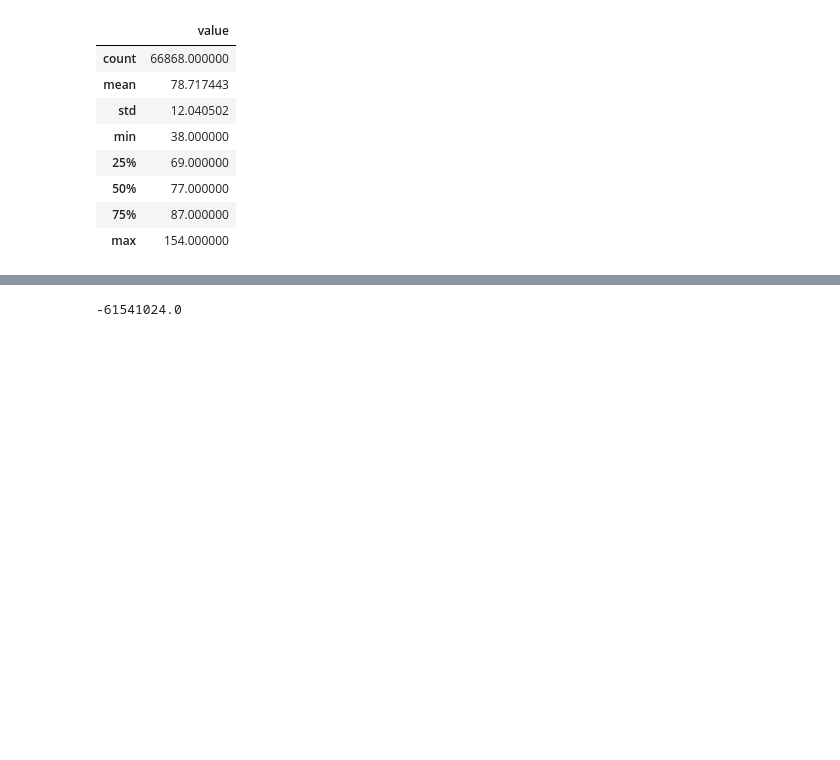
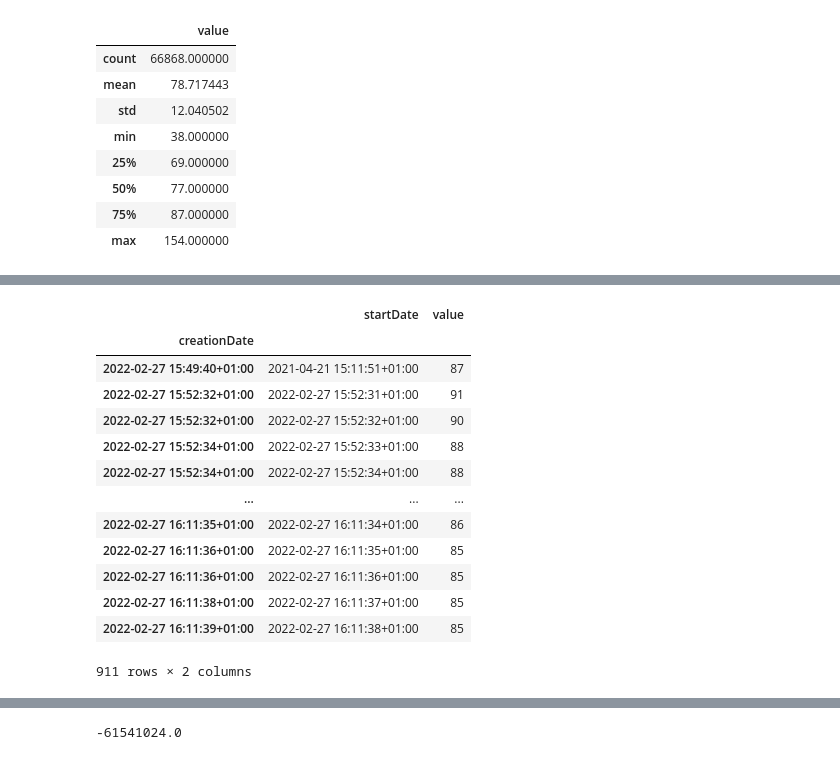
Before and after one commit to pbellot/Physio, a Jupyter notebook: explorationECG.ipynb, the cells around one changed output, grey strips where cells are left out. Cells and saved outputs as stored; diff of their text form; code cells hidden in the pictures; blank space fills up the shorter version.

```diff
--- a/explorationECG.ipynb
+++ b/explorationECG.ipynb
@@ -297,3 +336,20 @@ rythme.loc[(rythme.index.day==pd.Timestamp("2022-02-27 15:52:28+01:00").day) & (
+# %%
+rythme.loc['2022-02-27']
+# %% [output]
+|  | startDate | value |
+| creationDate |  |  |
+| 2022-02-27 15:49:40+01:00 | 2021-04-21 15:11:51+01:00 | 87 |
+| 2022-02-27 15:52:32+01:00 | 2022-02-27 15:52:31+01:00 | 91 |
+| 2022-02-27 15:52:32+01:00 | 2022-02-27 15:52:32+01:00 | 90 |
+| 2022-02-27 15:52:34+01:00 | 2022-02-27 15:52:33+01:00 | 88 |
+| 2022-02-27 15:52:34+01:00 | 2022-02-27 15:52:34+01:00 | 88 |
+| ... | ... | ... |
+| 2022-02-27 16:11:35+01:00 | 2022-02-27 16:11:34+01:00 | 86 |
+| 2022-02-27 16:11:36+01:00 | 2022-02-27 16:11:35+01:00 | 85 |
+| 2022-02-27 16:11:36+01:00 | 2022-02-27 16:11:36+01:00 | 85 |
+| 2022-02-27 16:11:38+01:00 | 2022-02-27 16:11:37+01:00 | 85 |
+| 2022-02-27 16:11:39+01:00 | 2022-02-27 16:11:38+01:00 | 85 |
+911 rows × 2 columns
 # %%
 rythme.loc[(rythme.index.day==pd.Timestamp("2022-02-27 16:11:38+01:00").day) & (rythme.index.year==pd.Timestamp("2022-02-27 16:11:38+01:00").year) & (rythme.index.month==pd.Timestamp("2022-02-27 16:11:38+01:00").month)]['value']
 # %% [output]
```
Also changed, not shown: parts of 11 cells of this notebook.
